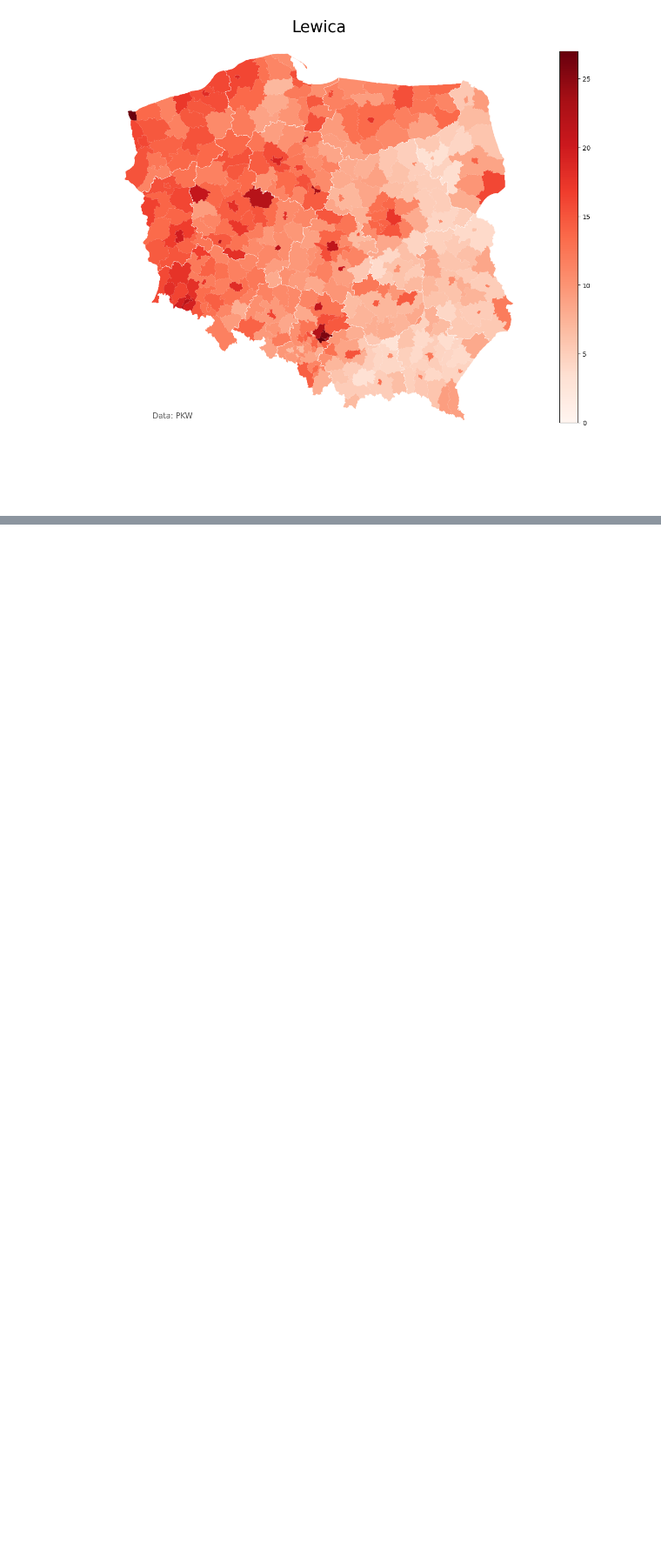
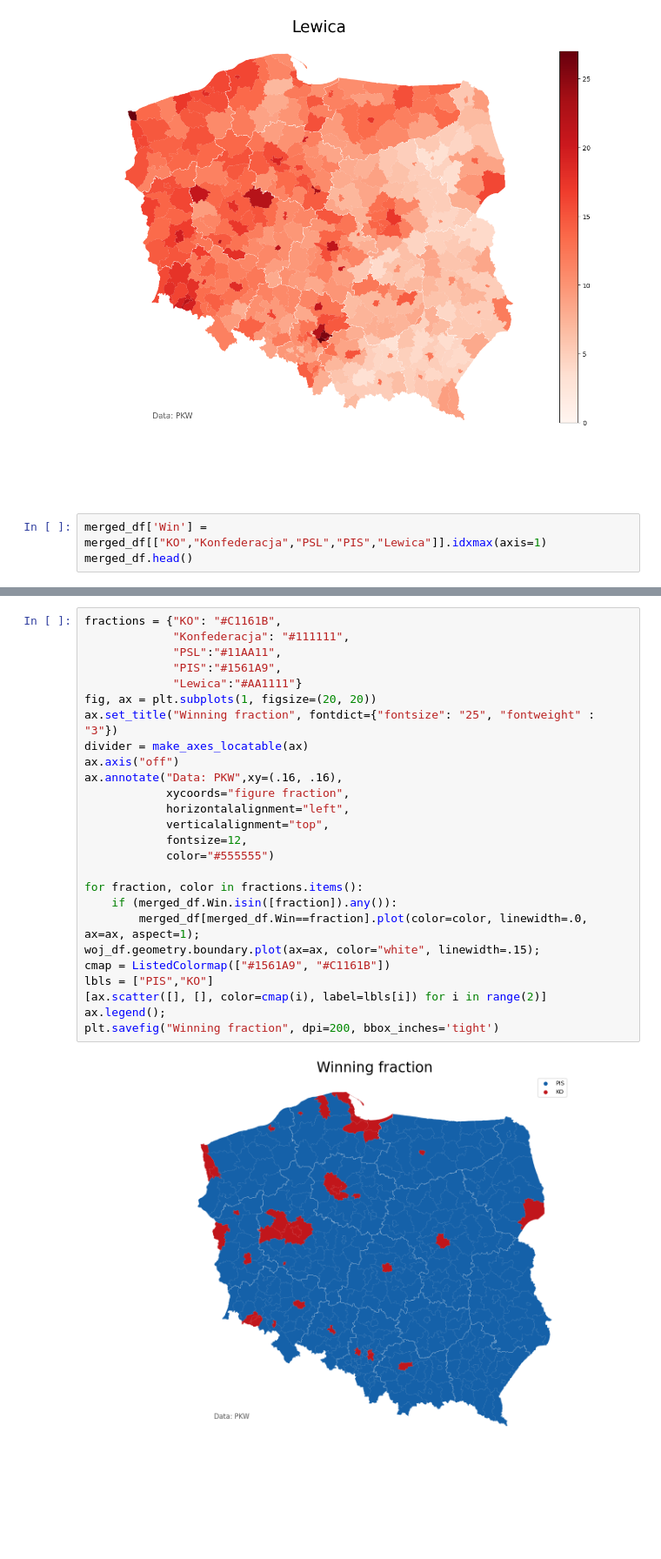
Before and after one commit to kurkowskiad/Data-visualisation, a Jupyter notebook: Parliamentary Elections Poland 2019/notebooks/parliamentary elections 2019.ipynb, the cells around one changed output, grey strips where cells are left out. Shown at 87% size. Drawn from its saved outputs; the diff is of its cells as text; blank space fills up the shorter version.

Commit message:
Added a map with winning fraction

```diff
--- a/Parliamentary Elections Poland 2019/notebooks/parliamentary elections 2019.ipynb
+++ b/Parliamentary Elections Poland 2019/notebooks/parliamentary elections 2019.ipynb
@@ -290,3 +290,6 @@ merged_df.plot(column="Lewica", cmap="Reds", linewidth=.1, ax=ax, vmin=0, vmax=2
 woj_df.geometry.boundary.plot(ax=ax, color="white", linewidth=.25);
 # %% [output]
 [figure]
+# %%
+merged_df['Win'] = merged_df[["KO","Konfederacja","PSL","PIS","Lewica"]].idxmax(axis=1)
+merged_df.head()
@@ -292,0 +305,28 @@ woj_df.geometry.boundary.plot(ax=ax, color="white", linewidth=.25);
+# %%
+fractions = {"KO": "#C1161B",
+             "Konfederacja": "#111111",
+             "PSL":"#11AA11",
+             "PIS":"#1561A9",
+             "Lewica":"#AA1111"}
+fig, ax = plt.subplots(1, figsize=(20, 20))
+ax.set_title("Winning fraction", fontdict={"fontsize": "25", "fontweight" : "3"})
+divider = make_axes_locatable(ax)
+ax.axis("off")
+ax.annotate("Data: PKW",xy=(.16, .16),
+            xycoords="figure fraction",
+            horizontalalignment="left",
+            verticalalignment="top",
+            fontsize=12,
+            color="#555555")
+
+for fraction, color in fractions.items():
+    if (merged_df.Win.isin([fraction]).any()):
+        merged_df[merged_df.Win==fraction].plot(color=color, linewidth=.0, ax=ax, aspect=1);
+woj_df.geometry.boundary.plot(ax=ax, color="white", linewidth=.15);
+cmap = ListedColormap(["#1561A9", "#C1161B"])
+lbls = ["PIS","KO"]
+[ax.scatter([], [], color=cmap(i), label=lbls[i]) for i in range(2)]
+ax.legend();
+plt.savefig("Winning fraction", dpi=200, bbox_inches='tight')
+# %% [output]
+[figure, added]
```
Also changed, not shown: parts of 1 cell of this notebook, 1 other file.
